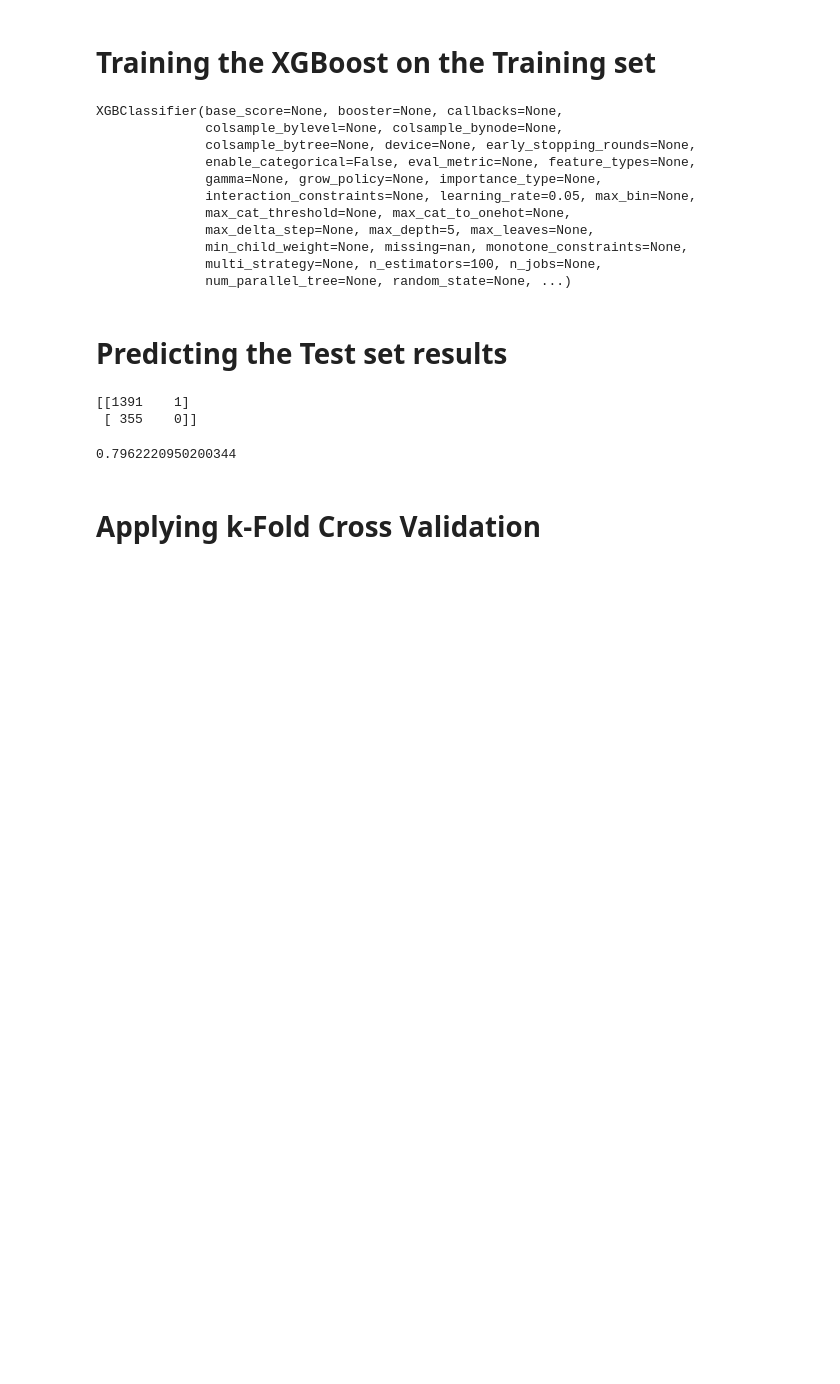
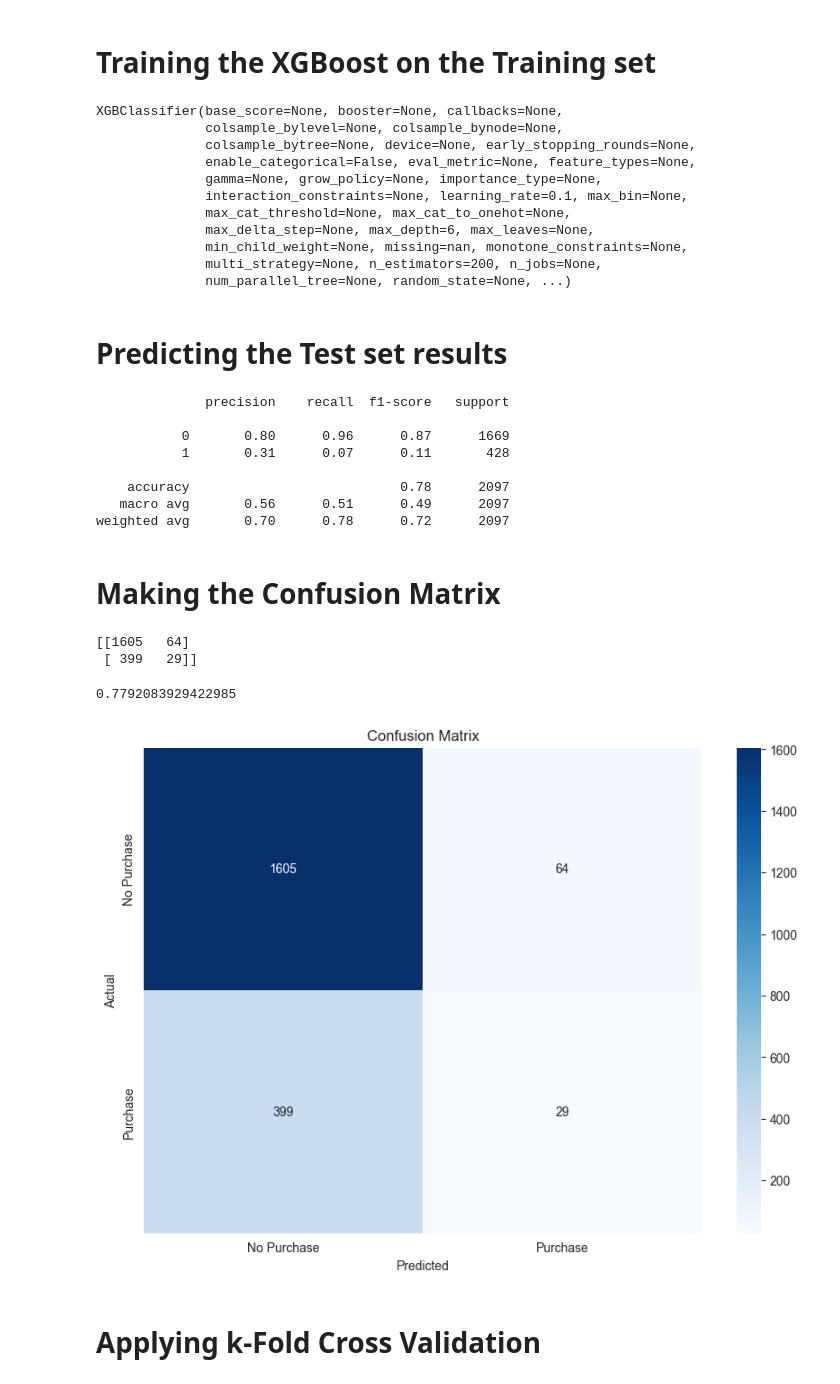
Before and after one commit to Bahna-Darius/Recommendation_system_ML, a Jupyter notebook: Model/xgboost_model.ipynb, the cells around one changed output. Cells and saved outputs as stored; diff of their text form; code cells hidden in the pictures; blank space fills up the shorter version.

Commit message:
Train Xgboost Model

```diff
--- a/Model/xgboost_model.ipynb
+++ b/Model/xgboost_model.ipynb
@@ -45,5 +43,5 @@ X = np.array(ct.fit_transform(X).toarray())
 # Splitting the dataset into the Training set and Test set
 # %%
 X_train, X_test, y_train, y_test = train_test_split(
-    X, y, test_size = 0.25, random_state = 0
+    X, y, test_size = 0.3, random_state = 0
 )
@@ -50,35 +60,65 @@ X_train, X_test, y_train, y_test = train_test_split(
+# %%
+smote = SMOTE(random_state=2)
+X_resampled, y_resampled = smote.fit_resample(X_train, y_train)
 # %% [markdown]
 # Training the XGBoost on the Training set
 # %%
 classifier = XGBClassifier(
-    n_estimators=100,
-    learning_rate=0.05,
-    max_depth=5,
+    reg_lambda=1.0,
+    scale_pos_weight=1,
+    max_depth=6,
+    learning_rate=0.1,
+    n_estimators=200,
 )
-classifier.fit(X_train, y_train)
+classifier.fit(X_resampled, y_resampled)
 # %% [output]
 XGBClassifier(base_score=None, booster=None, callbacks=None,
               colsample_bylevel=None, colsample_bynode=None,
               colsample_bytree=None, device=None, early_stopping_rounds=None,
               enable_categorical=False, eval_metric=None, feature_types=None,
               gamma=None, grow_policy=None, importance_type=None,
-              interaction_constraints=None, learning_rate=0.05, max_bin=None,
+              interaction_constraints=None, learning_rate=0.1, max_bin=None,
               max_cat_threshold=None, max_cat_to_onehot=None,
-              max_delta_step=None, max_depth=5, max_leaves=None,
+              max_delta_step=None, max_depth=6, max_leaves=None,
               min_child_weight=None, missing=nan, monotone_constraints=None,
-              multi_strategy=None, n_estimators=100, n_jobs=None,
+              multi_strategy=None, n_estimators=200, n_jobs=None,
               num_parallel_tree=None, random_state=None, ...)
 # %% [markdown]
 # Predicting the Test set results
 # %%
 y_pred = classifier.predict(X_test)
-cm = confusion_matrix(y_test, y_pred)
-print(cm)
-accuracy_score(y_test, y_pred)
+print(classification_report(y_test, y_pred))
 # %% [output]
-[[1391    1]
- [ 355    0]]
+              precision    recall  f1-score   support
+
+           0       0.80      0.96      0.87      1669
+           1       0.31      0.07      0.11       428
+
+    accuracy                           0.78      2097
+   macro avg       0.56      0.51      0.49      2097
+weighted avg       0.70      0.78      0.72      2097
-0.7962220950200344
+# %% [markdown]
+# Making the Confusion Matrix
+# %%
+y_pred = classifier.predict(X_test)
+cm = confusion_matrix(y_test, y_pred)
+print(cm)
+accuracy_score(y_test, y_pred)
+# %% [output]
+[[1605   64]
+ [ 399   29]]
+0.7792083929422985
+# %%
+plt.figure(figsize=(10,7))
+sns.heatmap(cm, annot=True, fmt='d', cmap='Blues',
+            xticklabels=['No Purchase', 'Purchase'],
+            yticklabels=['No Purchase', 'Purchase'])
+plt.ylabel('Actual')
+plt.xlabel('Predicted')
+plt.title('Confusion Matrix')
+plt.show()
+# %% [output]
+[figure, added]
 # %% [markdown]
 # Applying k-Fold Cross Validation
 # %%
```
Also changed, not shown: parts of 6 cells of this notebook.
